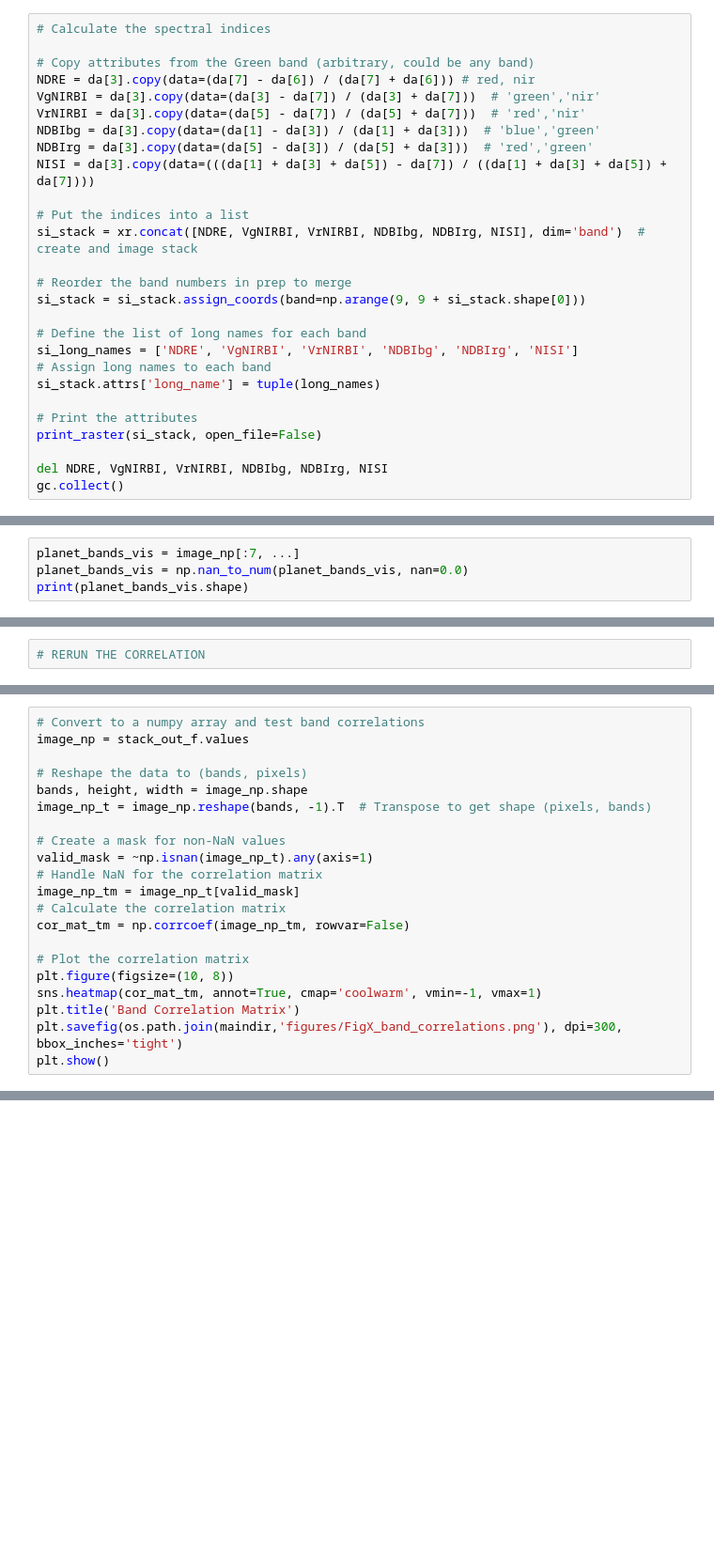
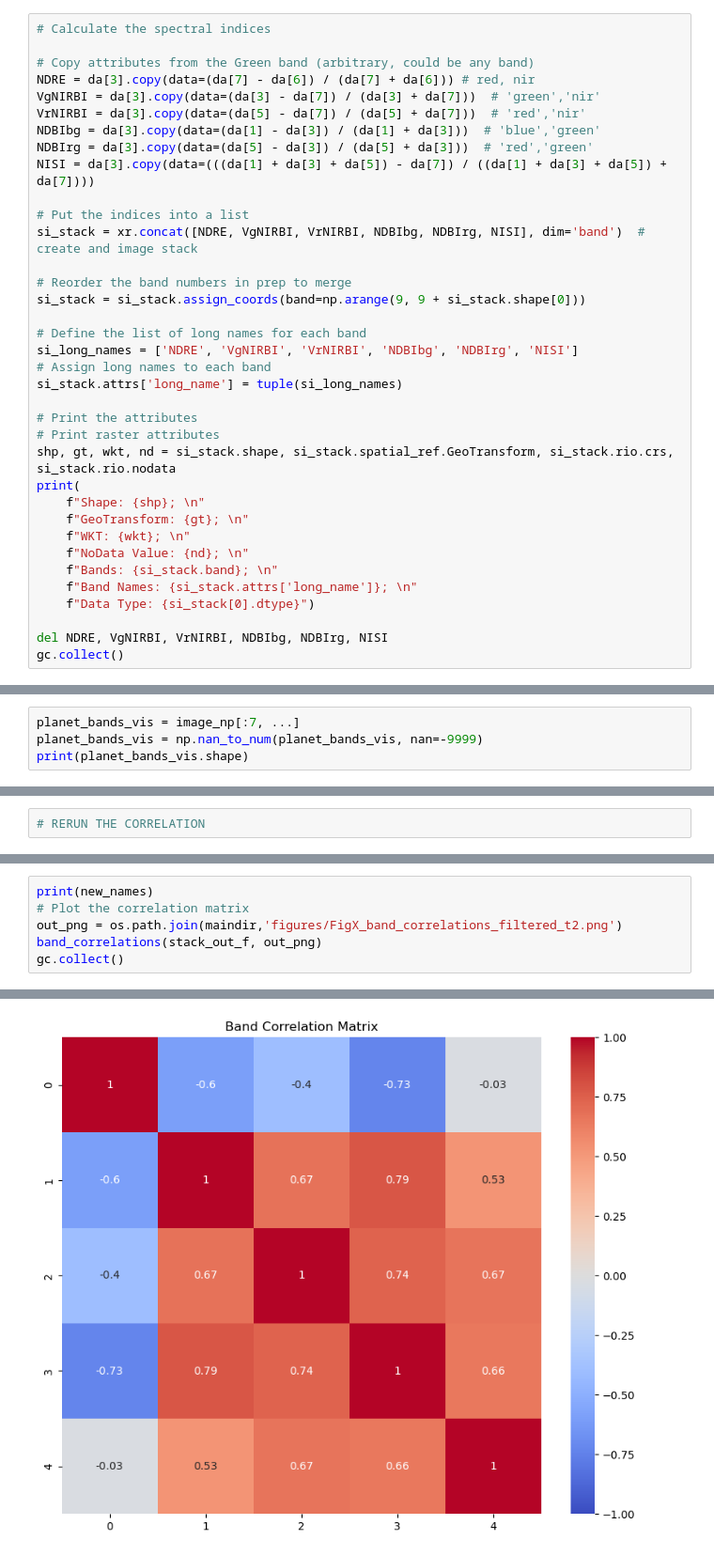
Before and after one commit to maxwellCcook/rooftop-mapping, a Jupyter notebook: code/00psscene-prep.ipynb, the cells around one changed output, grey strips where cells are left out. Shown at 94% size. Cells and saved outputs as stored; diff of their text form; blank space fills up the shorter version.

```diff
--- a/code/00psscene-prep.ipynb
+++ b/code/00psscene-prep.ipynb
@@ -198,10 +177,19 @@ si_stack = si_stack.assign_coords(band=np.arange(9, 9 + si_stack.shape[0]))
 # Define the list of long names for each band
 si_long_names = ['NDRE', 'VgNIRBI', 'VrNIRBI', 'NDBIbg', 'NDBIrg', 'NISI']
 # Assign long names to each band
-si_stack.attrs['long_name'] = tuple(long_names)
+si_stack.attrs['long_name'] = tuple(si_long_names)
 
 # Print the attributes
-print_raster(si_stack, open_file=False)
+# Print raster attributes
+shp, gt, wkt, nd = si_stack.shape, si_stack.spatial_ref.GeoTransform, si_stack.rio.crs, si_stack.rio.nodata
+print(
+    f"Shape: {shp}; \n"
+    f"GeoTransform: {gt}; \n"
+    f"WKT: {wkt}; \n"
+    f"NoData Value: {nd}; \n"
+    f"Bands: {si_stack.band}; \n"
+    f"Band Names: {si_stack.attrs['long_name']}; \n"
+    f"Data Type: {si_stack[0].dtype}")
 
 del NDRE, VgNIRBI, VrNIRBI, NDBIbg, NDBIrg, NISI
 gc.collect()
@@ -293,4 +278,4 @@ print(f"Image array shape: {image_np.shape}; and type: {type(image_np)}")
 # %%
 planet_bands_vis = image_np[:7, ...]
-planet_bands_vis = np.nan_to_num(planet_bands_vis, nan=0.0)
+planet_bands_vis = np.nan_to_num(planet_bands_vis, nan=-9999)
 print(planet_bands_vis.shape)
@@ -394,21 +449,7 @@ gc.collect()
 # %%
-# Convert to a numpy array and test band correlations
-image_np = stack_out_f.values
-
-# Reshape the data to (bands, pixels)
-bands, height, width = image_np.shape
-image_np_t = image_np.reshape(bands, -1).T  # Transpose to get shape (pixels, bands)
-
-# Create a mask for non-NaN values
-valid_mask = ~np.isnan(image_np_t).any(axis=1)
-# Handle NaN for the correlation matrix
-image_np_tm = image_np_t[valid_mask]
-# Calculate the correlation matrix
-cor_mat_tm = np.corrcoef(image_np_tm, rowvar=False)
-
+print(new_names)
 # Plot the correlation matrix
-plt.figure(figsize=(10, 8))
-sns.heatmap(cor_mat_tm, annot=True, cmap='coolwarm', vmin=-1, vmax=1)
-plt.title('Band Correlation Matrix')
-plt.savefig(os.path.join(maindir,'figures/FigX_band_correlations.png'), dpi=300, bbox_inches='tight')
-plt.show()
+out_png = os.path.join(maindir,'figures/FigX_band_correlations_filtered_t2.png')
+band_correlations(stack_out_f, out_png)
+gc.collect()
+# %% [output]
@@ -414,0 +457 @@ plt.show()
+[figure, added]
```
Also changed, not shown: parts of 45 cells of this notebook, 8 other files.
